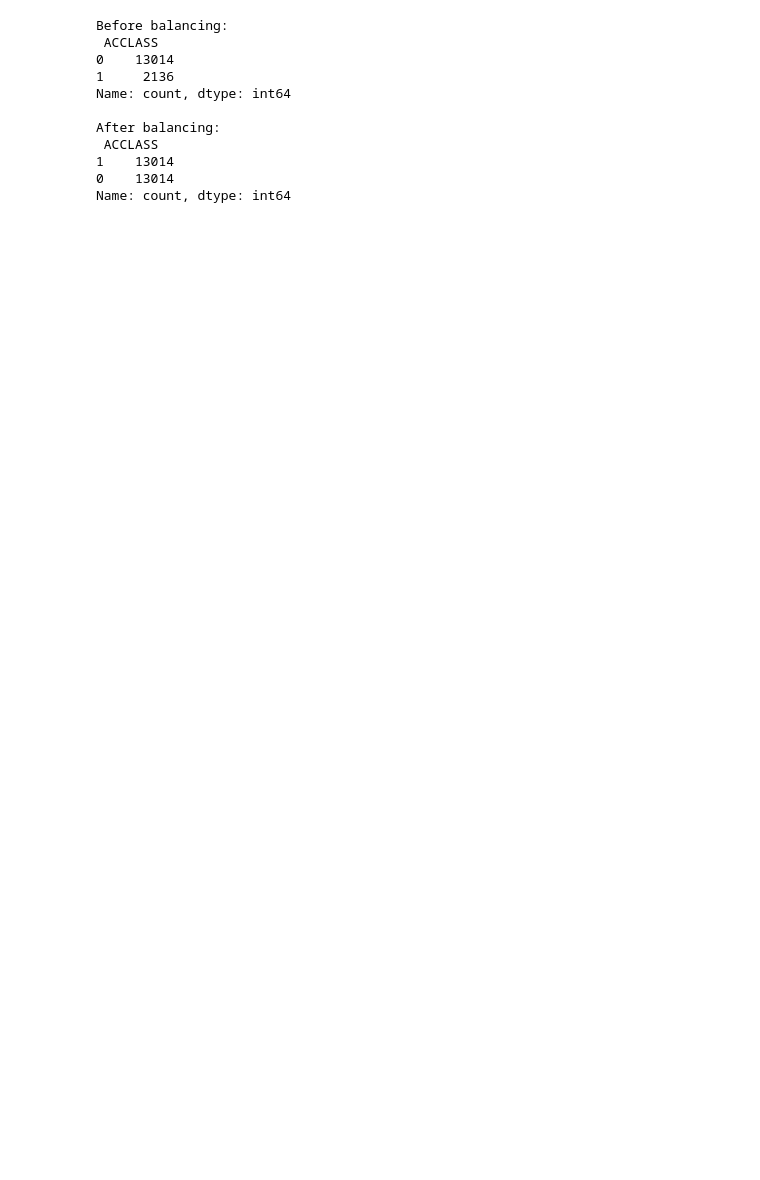
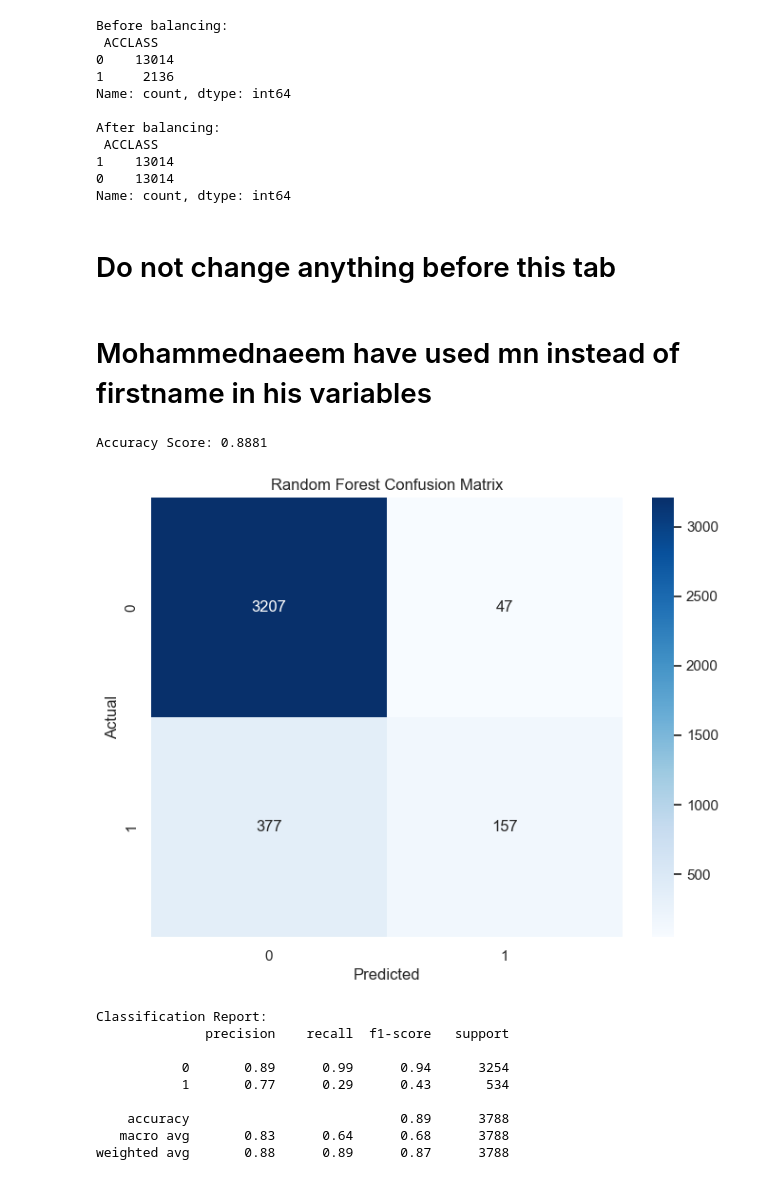
Before and after one commit to Yaksh4826/COMP247_TorontoCollision_ML_Project, a Jupyter notebook: KSI_project.ipynb, the cells around one changed output. Cells and saved outputs as stored; diff of their text form; code cells hidden in the pictures; blank space fills up the shorter version.

Commit message:
Added the random forest model with the confusion matrices comparing before and after fine tuning

```diff
--- a/KSI_project.ipynb
+++ b/KSI_project.ipynb
@@ -720,3 +714,7 @@ After balancing:
 1    13014
 0    13014
 Name: count, dtype: int64
+# %% [markdown]
+# Do not change anything before this tab
+# %% [markdown]
+# Mohammednaeem have used mn instead of firstname in his variables
@@ -722,0 +726,36 @@ Name: count, dtype: int64
+# %%
+# Initialize the Random Forest Classifier
+rf_model_mn = RandomForestClassifier(n_estimators=100, random_state=42)
+
+# Train the model
+rf_model_mn.fit(X_resampled, y_resampled)
+
+# Make predictions on the processed test set
+y_pred_mn = rf_model_mn.predict(X_test_processed)
+# %%
+# Print Accuracy
+print(f"Accuracy Score: {accuracy_score(y_test, y_pred_mn):.4f}")
+
+# Confusion Matrix Visualization
+plt.figure(figsize=(8, 6))
+sns.heatmap(confusion_matrix(y_test, y_pred_mn), annot=True, fmt='d', cmap='Blues')
+plt.title('Random Forest Confusion Matrix')
+plt.xlabel('Predicted')
+plt.ylabel('Actual')
+plt.show()
+
+# Detailed Classification Report
+print("\nClassification Report:")
+print(classification_report(y_test, y_pred_mn))
+# %% [output]
+Accuracy Score: 0.8881
+[figure, added]
+Classification Report:
+              precision    recall  f1-score   support
+
+           0       0.89      0.99      0.94      3254
+           1       0.77      0.29      0.43       534
+
+    accuracy                           0.89      3788
+   macro avg       0.83      0.64      0.68      3788
+weighted avg       0.88      0.89      0.87      3788
```
Also changed, not shown: parts of 20 cells of this notebook, 1 other file.
